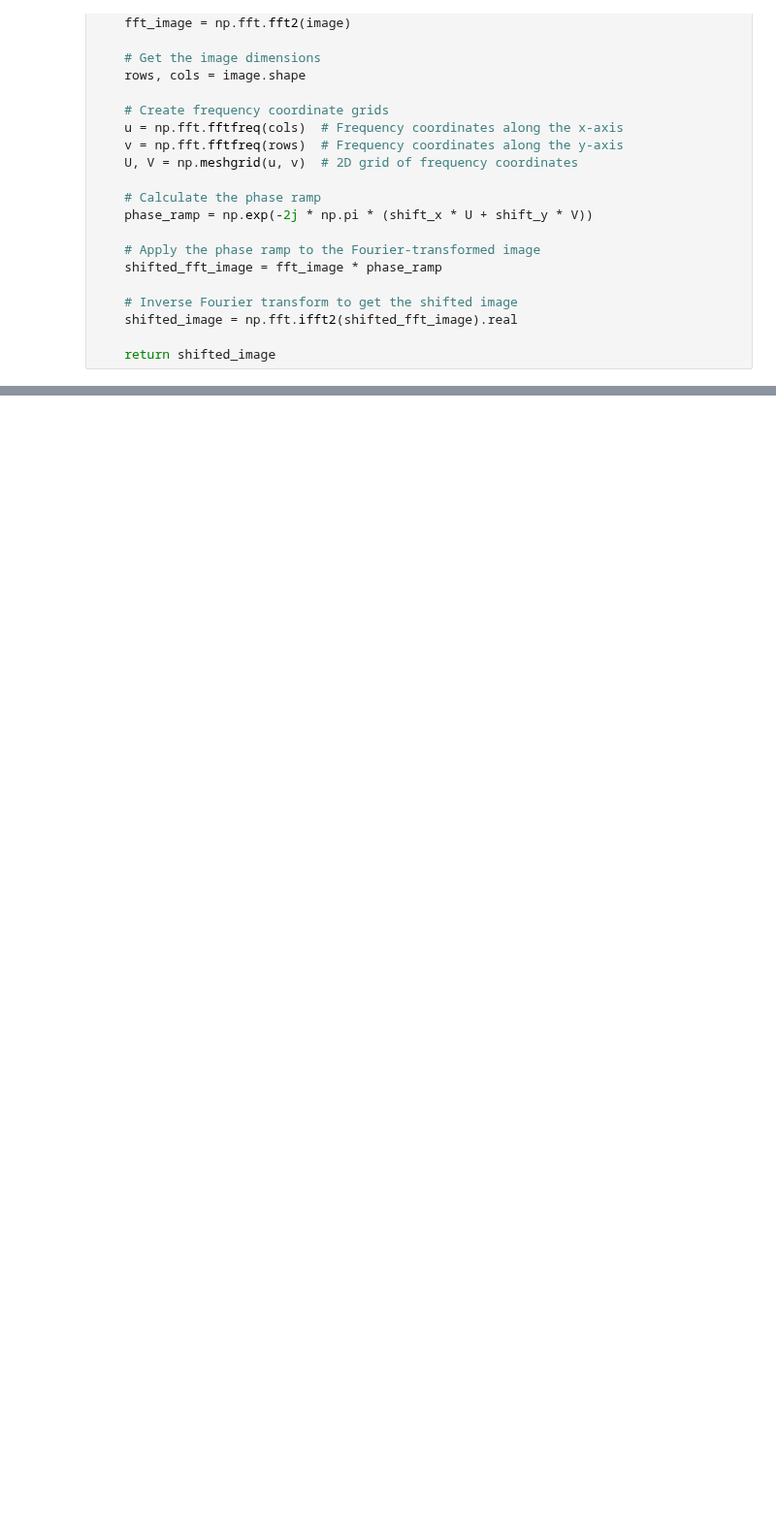
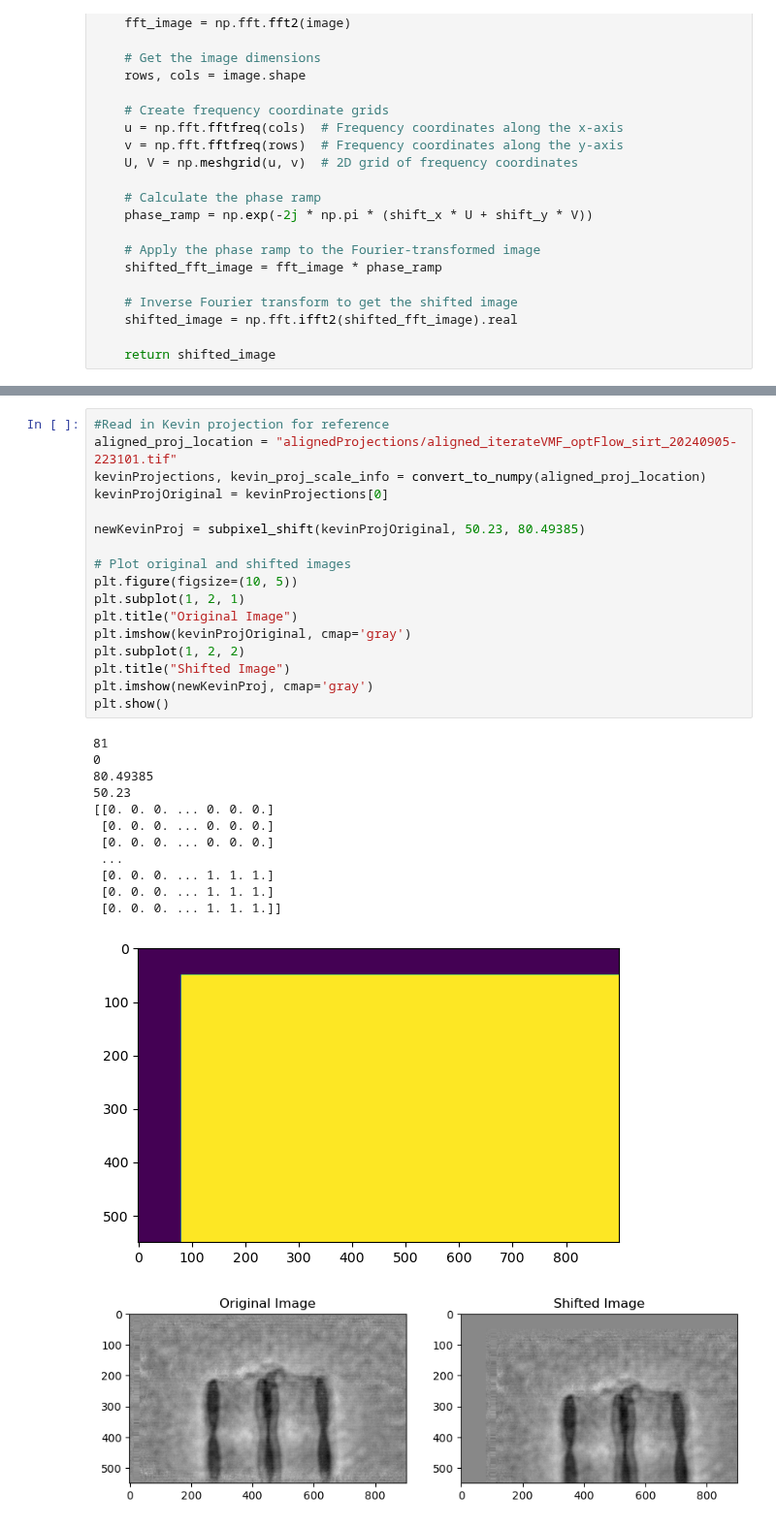
Before and after one commit to levijh1/TomoMono, a Jupyter notebook: notebooks/shiftWithPhaseRamp.ipynb, the cells around one changed output, grey strips where cells are left out. Shown at 97% size. Saved outputs shown, nothing was run; the diff lists cells and outputs as text; blank space fills up the shorter version.

```diff
--- a/notebooks/shiftWithPhaseRamp.ipynb
+++ b/notebooks/shiftWithPhaseRamp.ipynb
@@ -57,0 +118,31 @@ plt.show()
+# %%
+#Read in Kevin projection for reference
+aligned_proj_location = "alignedProjections/aligned_iterateVMF_optFlow_sirt_20240905-223101.tif"
+kevinProjections, kevin_proj_scale_info = convert_to_numpy(aligned_proj_location)
+kevinProjOriginal = kevinProjections[0]
+
+newKevinProj = subpixel_shift(kevinProjOriginal, 50.23, 80.49385)
+
+# Plot original and shifted images
+plt.figure(figsize=(10, 5))
+plt.subplot(1, 2, 1)
+plt.title("Original Image")
+plt.imshow(kevinProjOriginal, cmap='gray')
+plt.subplot(1, 2, 2)
+plt.title("Shifted Image")
+plt.imshow(newKevinProj, cmap='gray')
+plt.show()
+# %% [output]
+81
+0
+80.49385
+50.23
+[[0. 0. 0. ... 0. 0. 0.]
+ [0. 0. 0. ... 0. 0. 0.]
+ [0. 0. 0. ... 0. 0. 0.]
+ ...
+ [0. 0. 0. ... 1. 1. 1.]
+ [0. 0. 0. ... 1. 1. 1.]
+ [0. 0. 0. ... 1. 1. 1.]]
+[figure, added]
+[figure, added]
```
Also changed, not shown: parts of 3 cells of this notebook, 34 other files.
